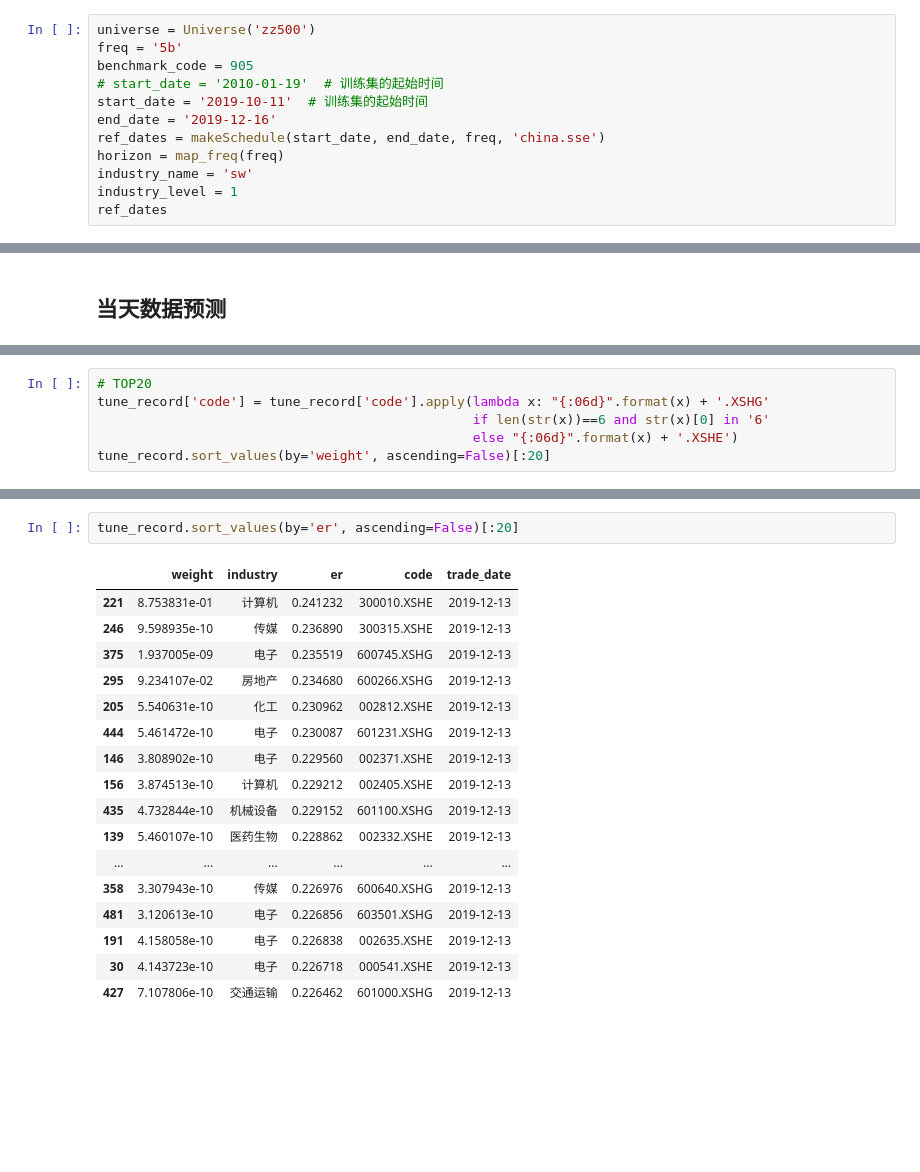
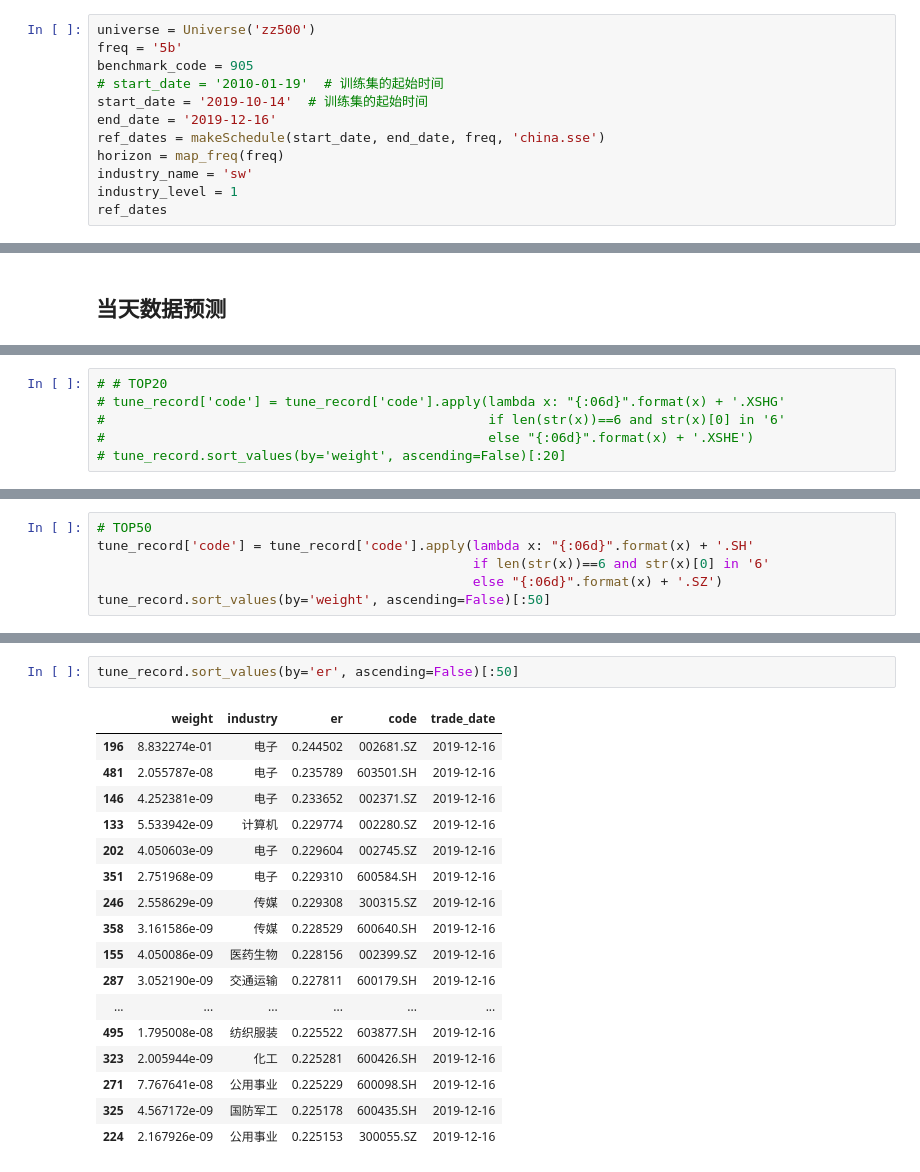
Before and after one commit to STHSF/MultiFactors, a Jupyter notebook: src/stacking/notebooks/cross_section/run_realtime_analysis.ipynb, the cells around one changed output, grey strips where cells are left out. Cells and saved outputs as stored; diff of their text form; blank space fills up the shorter version.

```diff
--- a/src/stacking/notebooks/cross_section/run_realtime_analysis.ipynb
+++ b/src/stacking/notebooks/cross_section/run_realtime_analysis.ipynb
@@ -28,7 +28,7 @@ universe = Universe('zz500')
 freq = '5b'
 benchmark_code = 905
 # start_date = '2010-01-19'  # 训练集的起始时间
-start_date = '2019-10-11'  # 训练集的起始时间
+start_date = '2019-10-14'  # 训练集的起始时间
 end_date = '2019-12-16'
 ref_dates = makeSchedule(start_date, end_date, freq, 'china.sse')
 horizon = map_freq(freq)
@@ -494,6 +493,6 @@ alpha_logger.info('{} is finished'.format(ref_date))
 # %%
-# TOP20
-tune_record['code'] = tune_record['code'].apply(lambda x: "{:06d}".format(x) + '.XSHG'
-                                                if len(str(x))==6 and str(x)[0] in '6'
-                                                else "{:06d}".format(x) + '.XSHE')
-tune_record.sort_values(by='weight', ascending=False)[:20]
+# # TOP20
+# tune_record['code'] = tune_record['code'].apply(lambda x: "{:06d}".format(x) + '.XSHG'
+#                                                 if len(str(x))==6 and str(x)[0] in '6'
+#                                                 else "{:06d}".format(x) + '.XSHE')
+# tune_record.sort_values(by='weight', ascending=False)[:20]
@@ -517,0 +499,6 @@ tune_record.sort_values(by='weight', ascending=False)[:20]
+# %%
+# TOP50
+tune_record['code'] = tune_record['code'].apply(lambda x: "{:06d}".format(x) + '.SH'
+                                                if len(str(x))==6 and str(x)[0] in '6'
+                                                else "{:06d}".format(x) + '.SZ')
+tune_record.sort_values(by='weight', ascending=False)[:50]
@@ -518,20 +523,20 @@ tune_record.sort_values(by='weight', ascending=False)[:20]
 # %%
-tune_record.sort_values(by='er', ascending=False)[:20]
+tune_record.sort_values(by='er', ascending=False)[:50]
 # %% [output]
 |  | weight | industry | er | code | trade_date |
-| 221 | 8.753831e-01 | 计算机 | 0.241232 | 300010.XSHE | 2019-12-13 |
-| 246 | 9.598935e-10 | 传媒 | 0.236890 | 300315.XSHE | 2019-12-13 |
-| 375 | 1.937005e-09 | 电子 | 0.235519 | 600745.XSHG | 2019-12-13 |
-| 295 | 9.234107e-02 | 房地产 | 0.234680 | 600266.XSHG | 2019-12-13 |
-| 205 | 5.540631e-10 | 化工 | 0.230962 | 002812.XSHE | 2019-12-13 |
-| 444 | 5.461472e-10 | 电子 | 0.230087 | 601231.XSHG | 2019-12-13 |
-| 146 | 3.808902e-10 | 电子 | 0.229560 | 002371.XSHE | 2019-12-13 |
-| 156 | 3.874513e-10 | 计算机 | 0.229212 | 002405.XSHE | 2019-12-13 |
-| 435 | 4.732844e-10 | 机械设备 | 0.229152 | 601100.XSHG | 2019-12-13 |
-| 139 | 5.460107e-10 | 医药生物 | 0.228862 | 002332.XSHE | 2019-12-13 |
+| 196 | 8.832274e-01 | 电子 | 0.244502 | 002681.SZ | 2019-12-16 |
+| 481 | 2.055787e-08 | 电子 | 0.235789 | 603501.SH | 2019-12-16 |
+| 146 | 4.252381e-09 | 电子 | 0.233652 | 002371.SZ | 2019-12-16 |
+| 133 | 5.533942e-09 | 计算机 | 0.229774 | 002280.SZ | 2019-12-16 |
+| 202 | 4.050603e-09 | 电子 | 0.229604 | 002745.SZ | 2019-12-16 |
+| 351 | 2.751968e-09 | 电子 | 0.229310 | 600584.SH | 2019-12-16 |
+| 246 | 2.558629e-09 | 传媒 | 0.229308 | 300315.SZ | 2019-12-16 |
+| 358 | 3.161586e-09 | 传媒 | 0.228529 | 600640.SH | 2019-12-16 |
+| 155 | 4.050086e-09 | 医药生物 | 0.228156 | 002399.SZ | 2019-12-16 |
+| 287 | 3.052190e-09 | 交通运输 | 0.227811 | 600179.SH | 2019-12-16 |
 | ... | ... | ... | ... | ... | ... |
-| 358 | 3.307943e-10 | 传媒 | 0.226976 | 600640.XSHG | 2019-12-13 |
-| 481 | 3.120613e-10 | 电子 | 0.226856 | 603501.XSHG | 2019-12-13 |
-| 191 | 4.158058e-10 | 电子 | 0.226838 | 002635.XSHE | 2019-12-13 |
-| 30 | 4.143723e-10 | 电子 | 0.226718 | 000541.XSHE | 2019-12-13 |
-| 427 | 7.107806e-10 | 交通运输 | 0.226462 | 601000.XSHG | 2019-12-13 |
+| 495 | 1.795008e-08 | 纺织服装 | 0.225522 | 603877.SH | 2019-12-16 |
+| 323 | 2.005944e-09 | 化工 | 0.225281 | 600426.SH | 2019-12-16 |
+| 271 | 7.767641e-08 | 公用事业 | 0.225229 | 600098.SH | 2019-12-16 |
+| 325 | 4.567172e-09 | 国防军工 | 0.225178 | 600435.SH | 2019-12-16 |
+| 224 | 2.167926e-09 | 公用事业 | 0.225153 | 300055.SZ | 2019-12-16 |
```
Also changed, not shown: parts of 18 cells of this notebook, 1 other file.
